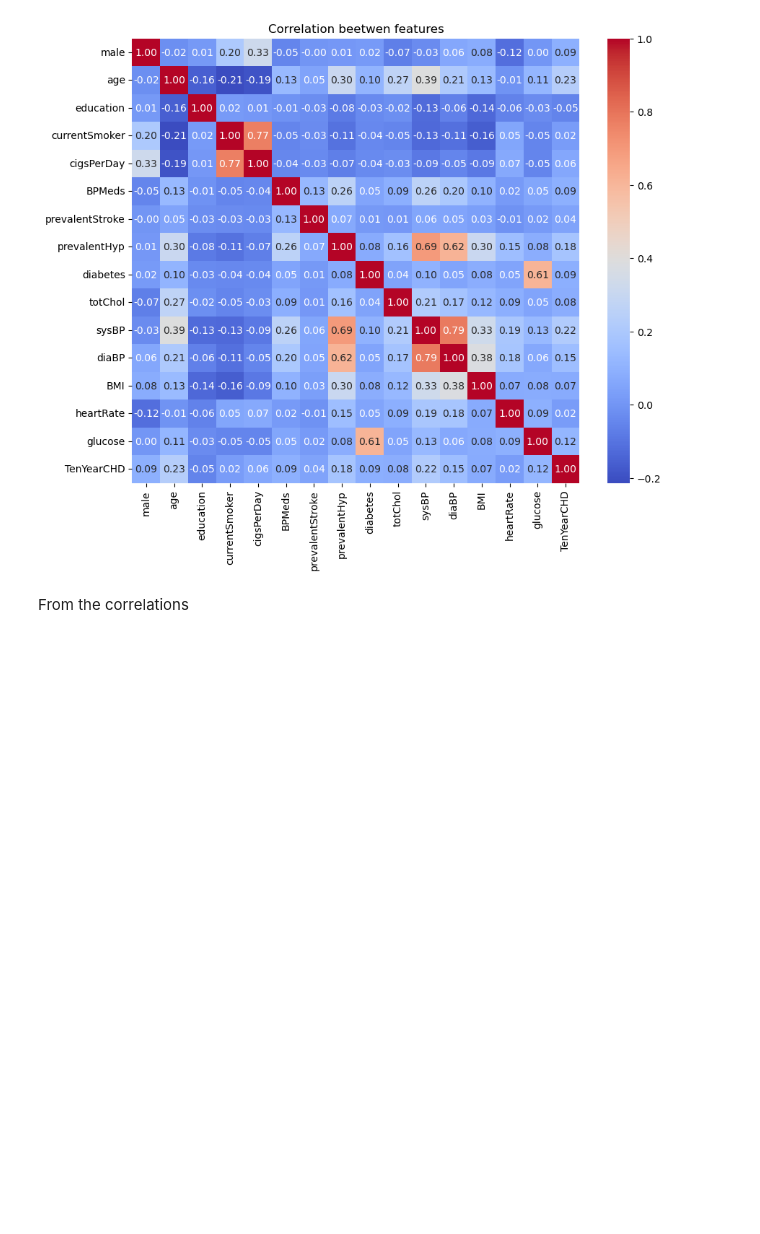
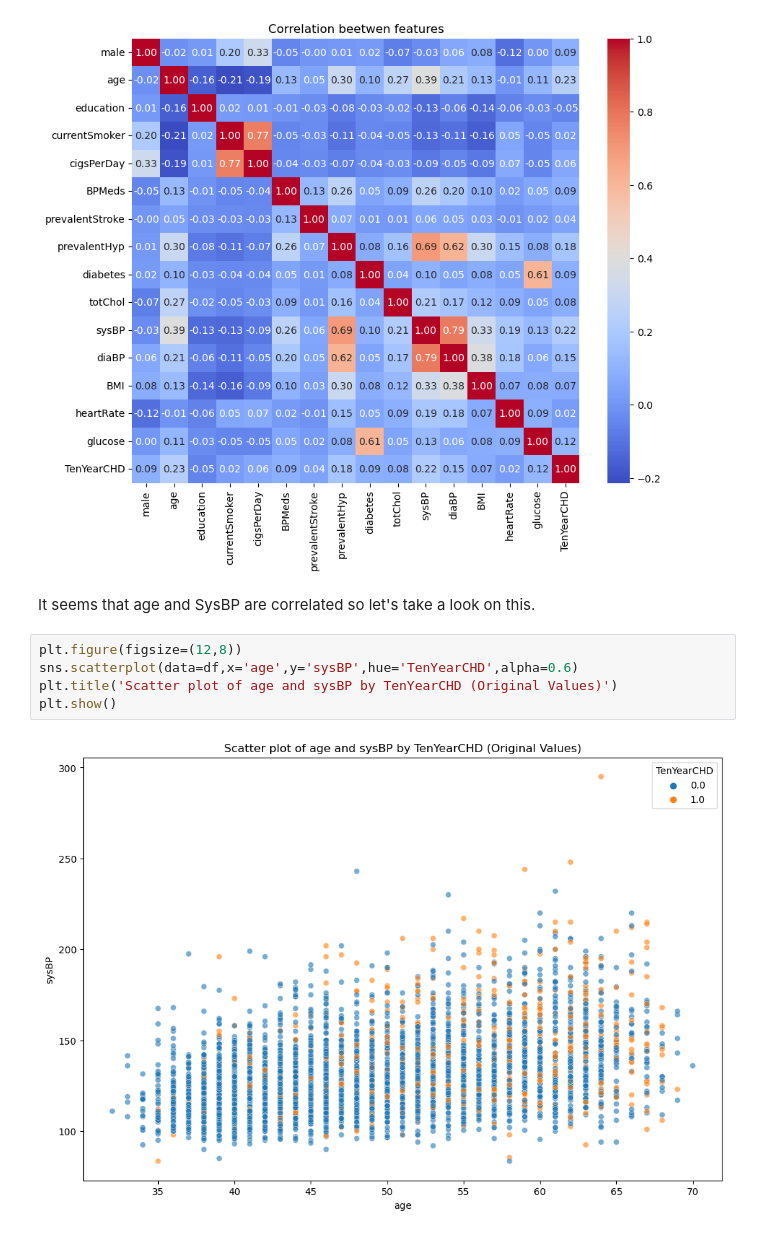
Before and after one commit to Fermazate/Heart-Disease-Prediction, a Jupyter notebook: notebooks/02_post_data_exploration.ipynb, the cells around one changed output. Saved outputs shown, nothing was run; the diff lists cells and outputs as text; blank space fills up the shorter version.

```diff
--- a/notebooks/02_post_data_exploration.ipynb
+++ b/notebooks/02_post_data_exploration.ipynb
@@ -84,5 +84,12 @@ plt.title('Correlation beetwen features')
 # %% [output]
 Text(0.5, 1.0, 'Correlation beetwen features')
 [figure]
-# %% [markdown]
-From the correlations
+# %% [markdown]
+It seems that age and SysBP are correlated so let's take a look on this.
+# %%
+plt.figure(figsize=(12,8))
+sns.scatterplot(data=df,x='age',y='sysBP',hue='TenYearCHD',alpha=0.6)
+plt.title('Scatter plot of age and sysBP by TenYearCHD (Original Values)')
+plt.show()
+# %% [output]
+[figure, added]
```
Also changed, not shown: parts of 9 cells of this notebook, 3 other files.
